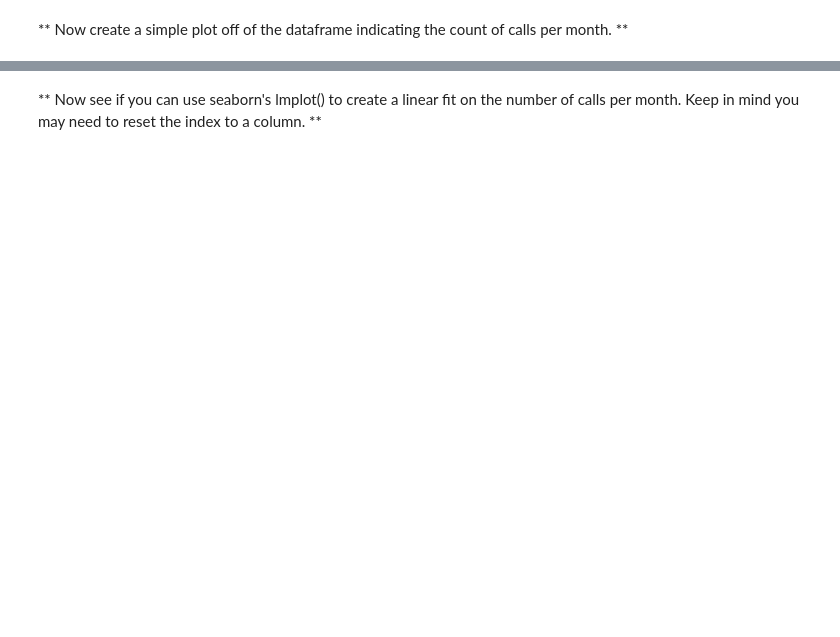
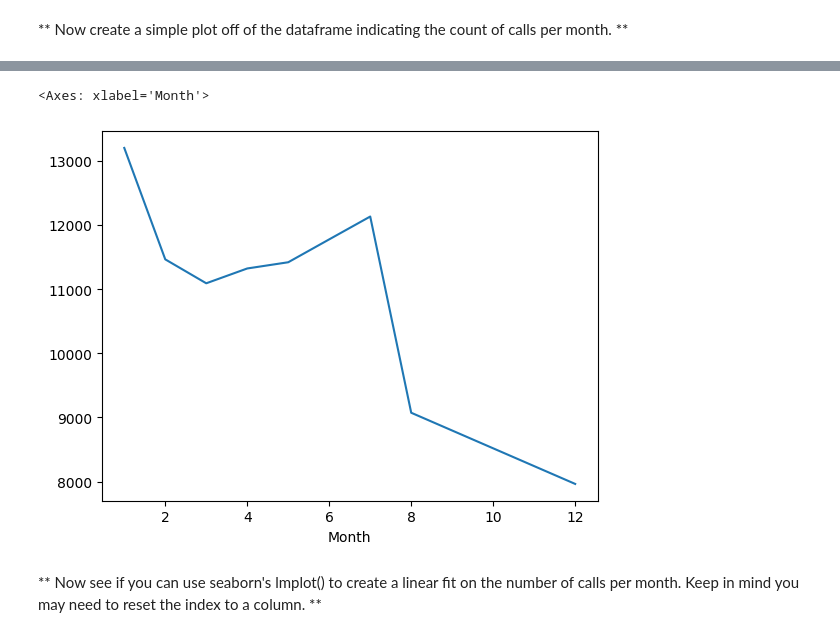
Before and after one commit to Mann-Nariya/911-Calls-Data-Capstone-Project_1, a Jupyter notebook: 911_Calls_Data_Capstone_Project.ipynb, the cells around one changed output, grey strips where cells are left out. Saved outputs shown, nothing was run; the diff lists cells and outputs as text; code cells hidden in the pictures; blank space fills up the shorter version.

```diff
--- a/911_Calls_Data_Capstone_Project.ipynb
+++ b/911_Calls_Data_Capstone_Project.ipynb
@@ -166,0 +179,3 @@ _____
+# %%
+byMonth = df.groupby('Month').count()
+byMonth.head()
@@ -173,2 +192,7 @@ _____
+# %%
+byMonth['twp'].plot()
+# %% [output]
+<Axes: xlabel='Month'>
+[figure, added]
 # %% [markdown]
 ** Now see if you can use seaborn's lmplot() to create a linear fit on the number of calls per month. Keep in mind you may need to reset the index to a column. **
```
Also changed, not shown: parts of 26 cells of this notebook.
